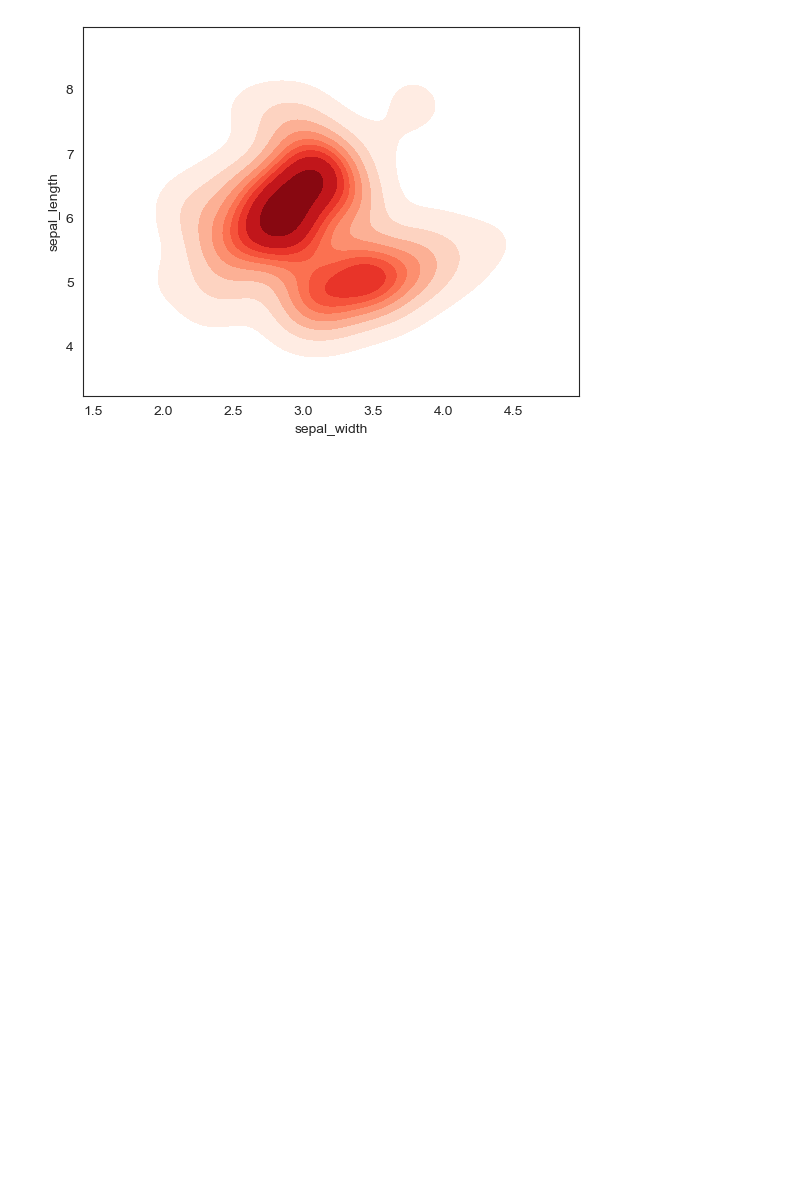
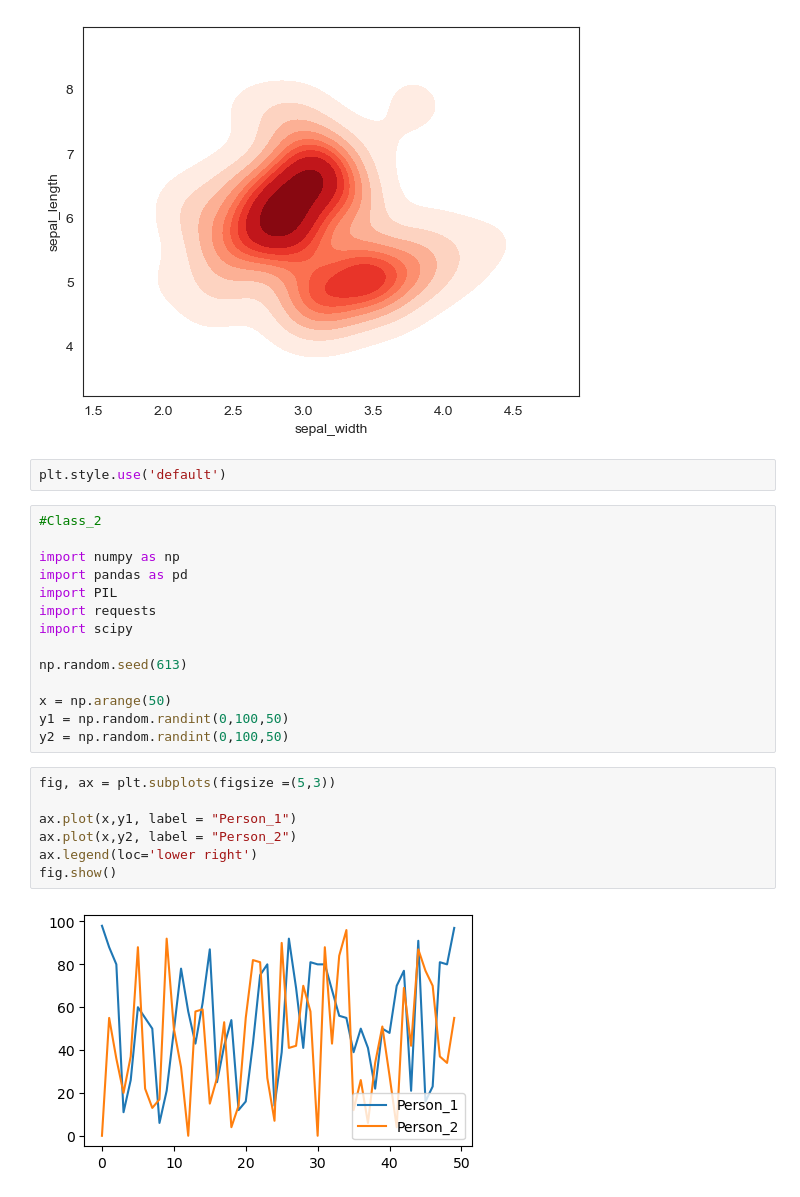
Before and after one commit to jcpeinado/visualization, a Jupyter notebook: 02_activities/assignments/assignment-1.ipynb, the cells around one changed output. Drawn from its saved outputs; the diff is of its cells as text; blank space fills up the shorter version.

```diff
--- a/02_activities/assignments/assignment-1.ipynb
+++ b/02_activities/assignments/assignment-1.ipynb
@@ -70,3 +74,28 @@ sns.kdeplot(x=df.sepal_width, y=df.sepal_length, cmap="Reds", fill=True)
 plt.show()
 # %% [output]
 [figure]
+# %%
+plt.style.use('default')
+# %%
+#Class_2
+
+import numpy as np
+import pandas as pd
+import PIL
+import requests
+import scipy
+
+np.random.seed(613)
+
+x = np.arange(50)
+y1 = np.random.randint(0,100,50)
+y2 = np.random.randint(0,100,50)
+# %%
+fig, ax = plt.subplots(figsize =(5,3))
+
+ax.plot(x,y1, label = "Person_1")
+ax.plot(x,y2, label = "Person_2")
+ax.legend(loc='lower right')
+fig.show()
+# %% [output]
+[figure, added]
```
Also changed, not shown: parts of 23 cells of this notebook.
